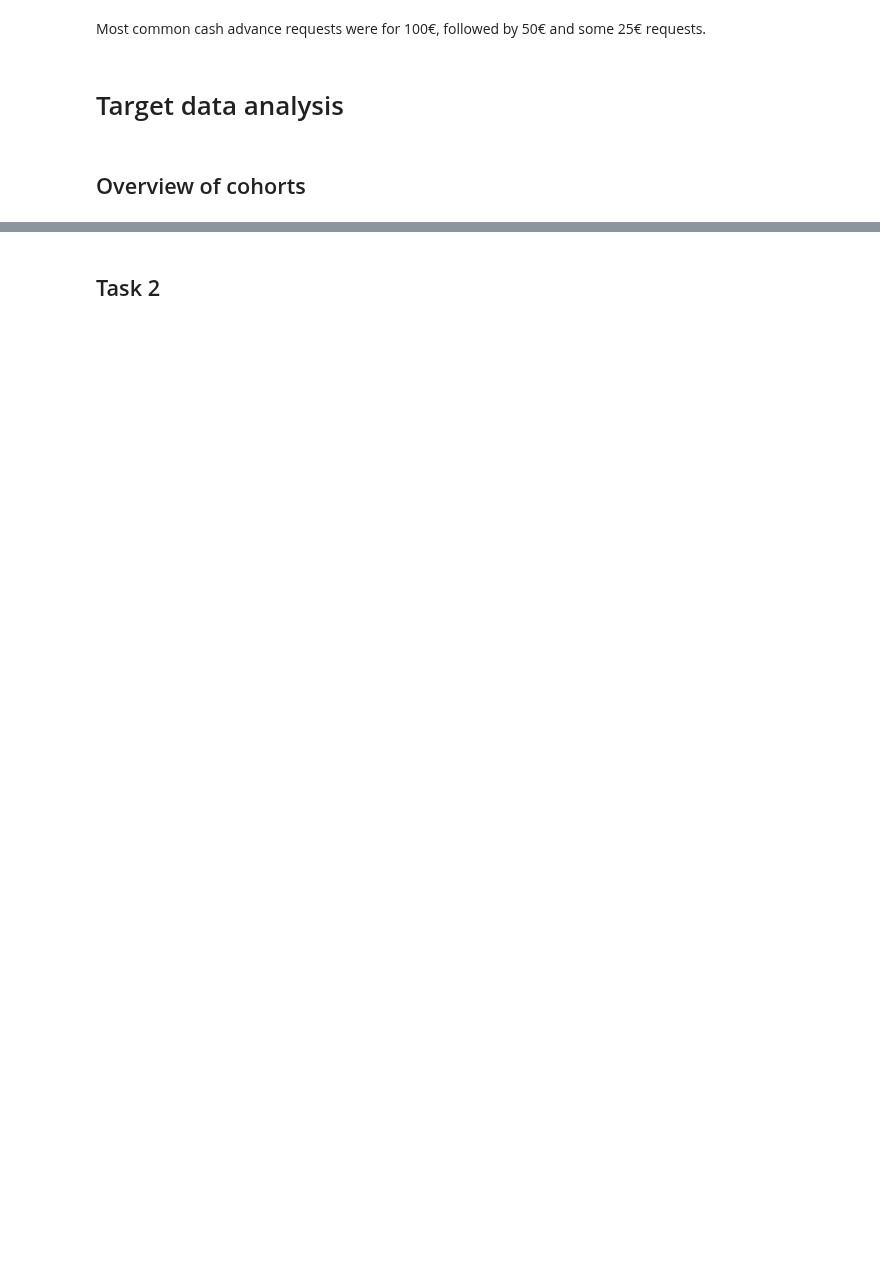
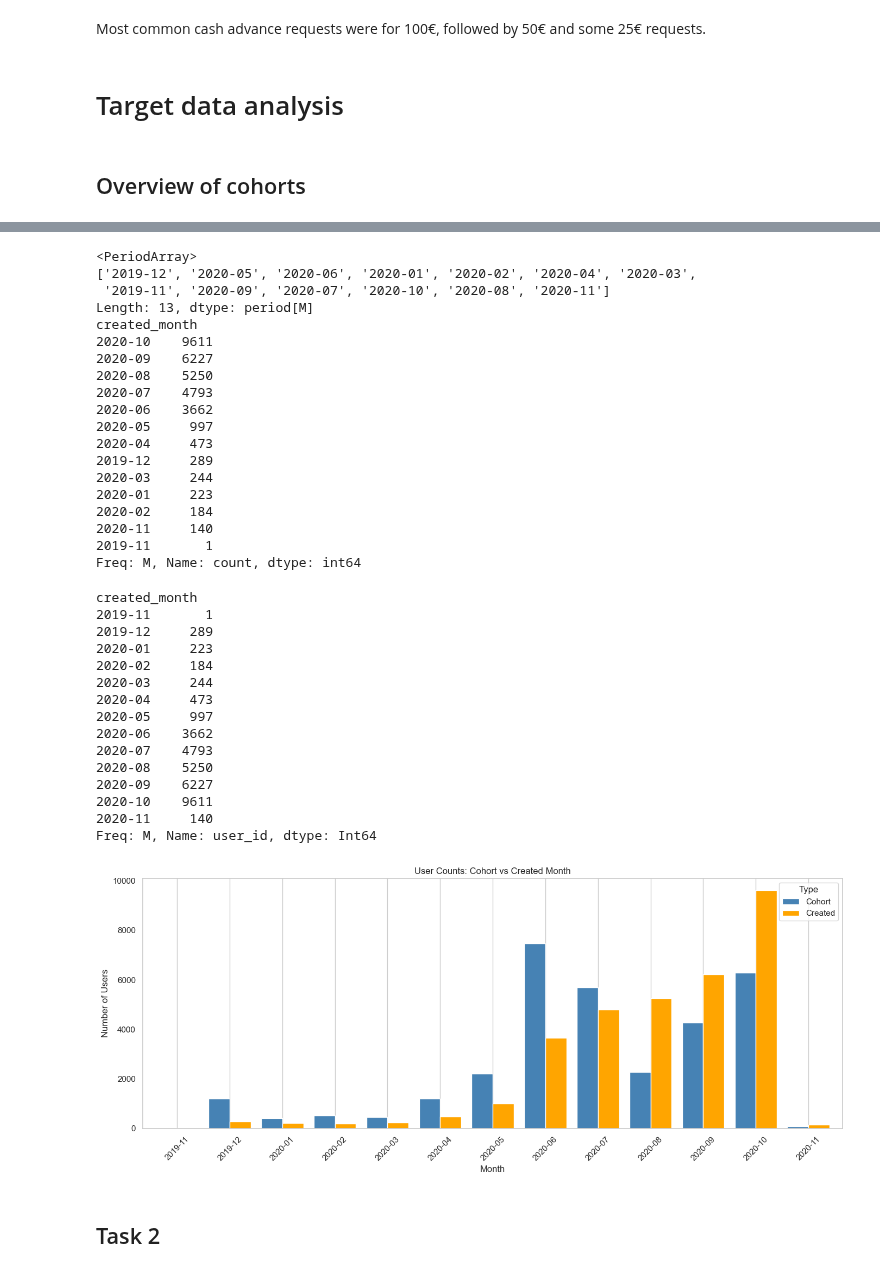
Before and after one commit to gfkpth/project-1-ironhack-payments-2-en, a Jupyter notebook: notebook/notebook.ipynb, the cells around one changed output, grey strips where cells are left out. Saved outputs shown, nothing was run; the diff lists cells and outputs as text; code cells hidden in the pictures; blank space fills up the shorter version.

```diff
--- a/notebook/notebook.ipynb
+++ b/notebook/notebook.ipynb
@@ -831,3 +821,75 @@ time_plot_data.plot(kind='line')
+# %%
+
+# Group data
+print(cashRequest_cp['cohort'].unique())
+cohort_counts = cashRequest_cp.groupby('cohort')['user_id'].count()
+
+# display(cohort_counts)
+print(cashRequest_cp['created_month'].value_counts())
+created_counts = cashRequest_cp.groupby('created_month')['user_id'].count()
+display(created_counts)
+# Convert Period to string if needed
+cohort_counts.index = cohort_counts.index.astype(str)
+created_counts.index = created_counts.index.astype(str)
+
+# Align indexes
+combined = pd.DataFrame({
+    'Cohort': cohort_counts,
+    'Created': created_counts
+}).fillna(0)  # in case some months are missing in one of the series
+
+# Plot as grouped bar chart
+ax = combined.plot(
+    kind='bar',
+    figsize=(14, 6),
+    width=0.8,  # controls total bar width
+    color=['steelblue', 'orange'],
+    title='User Counts: Cohort vs Created Month'
+)
+
+plt.xlabel('Month')
+plt.ylabel('Number of Users')
+plt.xticks(rotation=45)
+plt.legend(title='Type')
+plt.tight_layout()
+plt.grid(axis='y')
+plt.show()
+# %% [output]
+<PeriodArray>
+['2019-12', '2020-05', '2020-06', '2020-01', '2020-02', '2020-04', '2020-03',
+ '2019-11', '2020-09', '2020-07', '2020-10', '2020-08', '2020-11']
+Length: 13, dtype: period[M]
+created_month
+2020-10    9611
+2020-09    6227
+2020-08    5250
+2020-07    4793
+2020-06    3662
+2020-05     997
+2020-04     473
+2019-12     289
+2020-03     244
+2020-01     223
+2020-02     184
+2020-11     140
+2019-11       1
+Freq: M, Name: count, dtype: int64
+created_month
+2019-11       1
+2019-12     289
+2020-01     223
+2020-02     184
+2020-03     244
+2020-04     473
+2020-05     997
+2020-06    3662
+2020-07    4793
+2020-08    5250
+2020-09    6227
+2020-10    9611
+2020-11     140
+Freq: M, Name: user_id, dtype: Int64
+[figure, added]
 # %% [markdown]
 ## Task 2
 # %%
```
Also changed, not shown: parts of 15 cells of this notebook.
